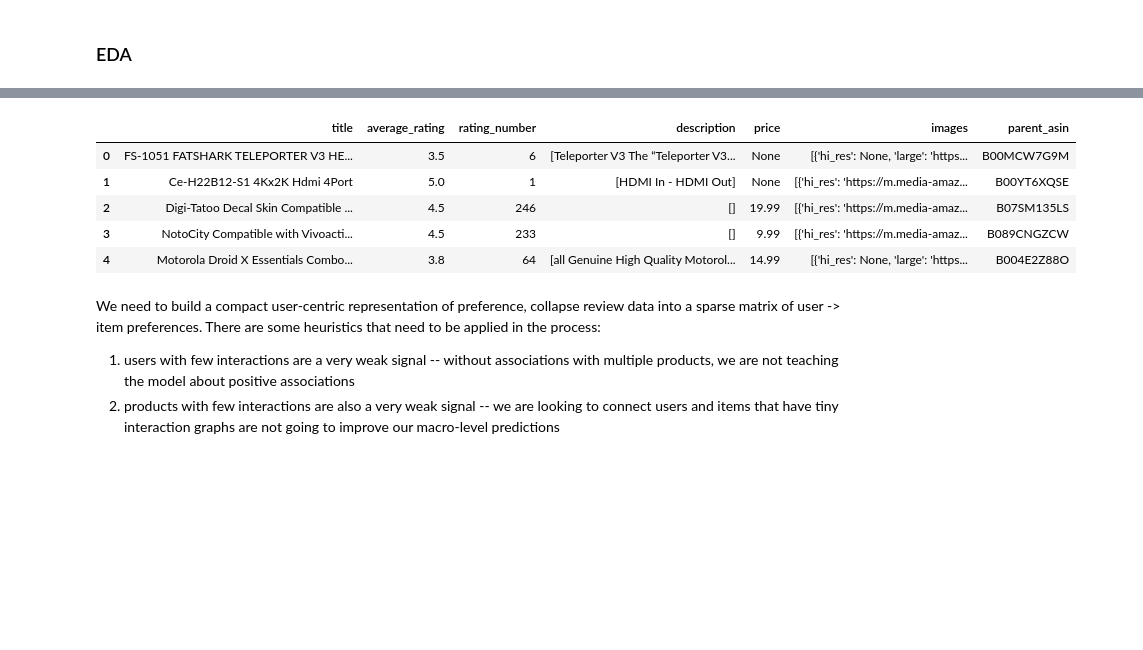
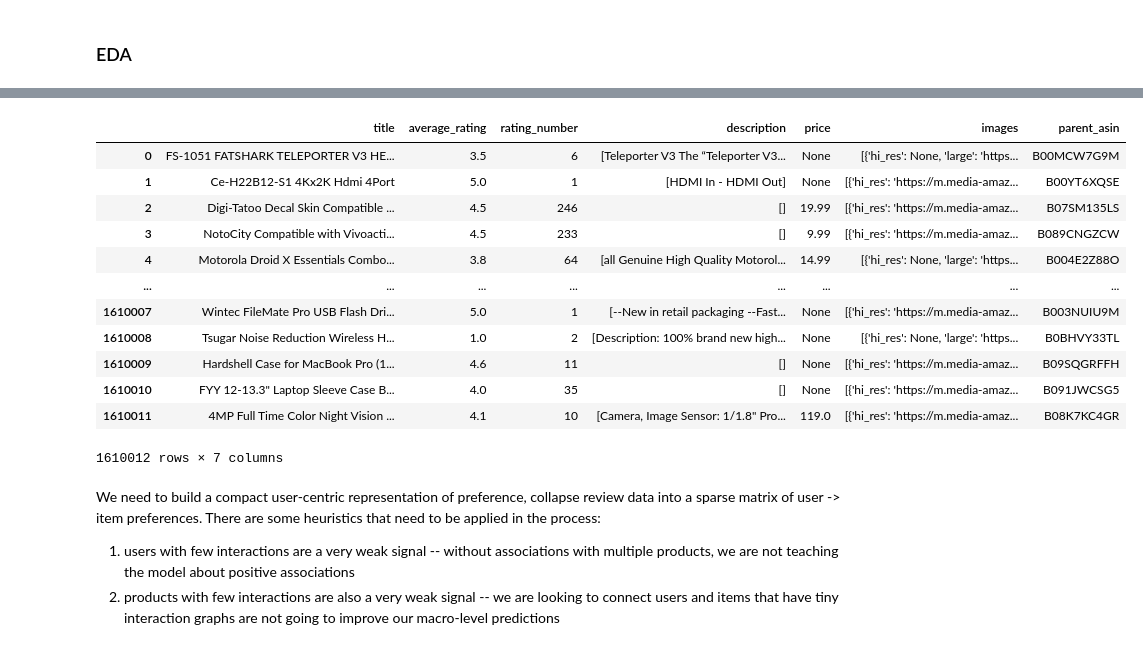
Before and after one commit to auto-d/deepcart, a Jupyter notebook: notebooks/eda.ipynb, the cells around one changed output, grey strips where cells are left out. Saved outputs shown, nothing was run; the diff lists cells and outputs as text; code cells hidden in the pictures; blank space fills up the shorter version.

```diff
--- a/notebooks/eda.ipynb
+++ b/notebooks/eda.ipynb
@@ -233,12 +275,19 @@ reviews.head()
 # %%
-items.head()
+items
 # %% [output]
 |  | title | average_rating | rating_number | description | price | images | parent_asin |
 | 0 | FS-1051 FATSHARK TELEPORTER V3 HE... | 3.5 | 6 | [Teleporter V3 The “Teleporter V3... | None | [{'hi_res': None, 'large': 'https... | B00MCW7G9M |
 | 1 | Ce-H22B12-S1 4Kx2K Hdmi 4Port | 5.0 | 1 | [HDMI In - HDMI Out] | None | [{'hi_res': 'https://m.media-amaz... | B00YT6XQSE |
 | 2 | Digi-Tatoo Decal Skin Compatible ... | 4.5 | 246 | [] | 19.99 | [{'hi_res': 'https://m.media-amaz... | B07SM135LS |
 | 3 | NotoCity Compatible with Vivoacti... | 4.5 | 233 | [] | 9.99 | [{'hi_res': 'https://m.media-amaz... | B089CNGZCW |
 | 4 | Motorola Droid X Essentials Combo... | 3.8 | 64 | [all Genuine High Quality Motorol... | 14.99 | [{'hi_res': None, 'large': 'https... | B004E2Z88O |
+| ... | ... | ... | ... | ... | ... | ... | ... |
+| 1610007 | Wintec FileMate Pro USB Flash Dri... | 5.0 | 1 | [--New in retail packaging --Fast... | None | [{'hi_res': 'https://m.media-amaz... | B003NUIU9M |
+| 1610008 | Tsugar Noise Reduction Wireless H... | 1.0 | 2 | [Description: 100% brand new high... | None | [{'hi_res': None, 'large': 'https... | B0BHVY33TL |
+| 1610009 | Hardshell Case for MacBook Pro (1... | 4.6 | 11 | [] | None | [{'hi_res': 'https://m.media-amaz... | B09SQGRFFH |
+| 1610010 | FYY 12-13.3" Laptop Sleeve Case B... | 4.0 | 35 | [] | None | [{'hi_res': 'https://m.media-amaz... | B091JWCSG5 |
+| 1610011 | 4MP Full Time Color Night Vision ... | 4.1 | 10 | [Camera, Image Sensor: 1/1.8" Pro... | 119.0 | [{'hi_res': 'https://m.media-amaz... | B08K7KC4GR |
+1610012 rows × 7 columns
 # %% [markdown]
 We need to build a compact user-centric representation of preference, collapse review data into a sparse matrix of user -> item preferences. There are some heuristics that need to be applied in the process:
 1. users with few interactions are a very weak signal -- without associations with multiple products, we are not teaching the model about positive associations
```
Also changed, not shown: parts of 34 cells of this notebook.
